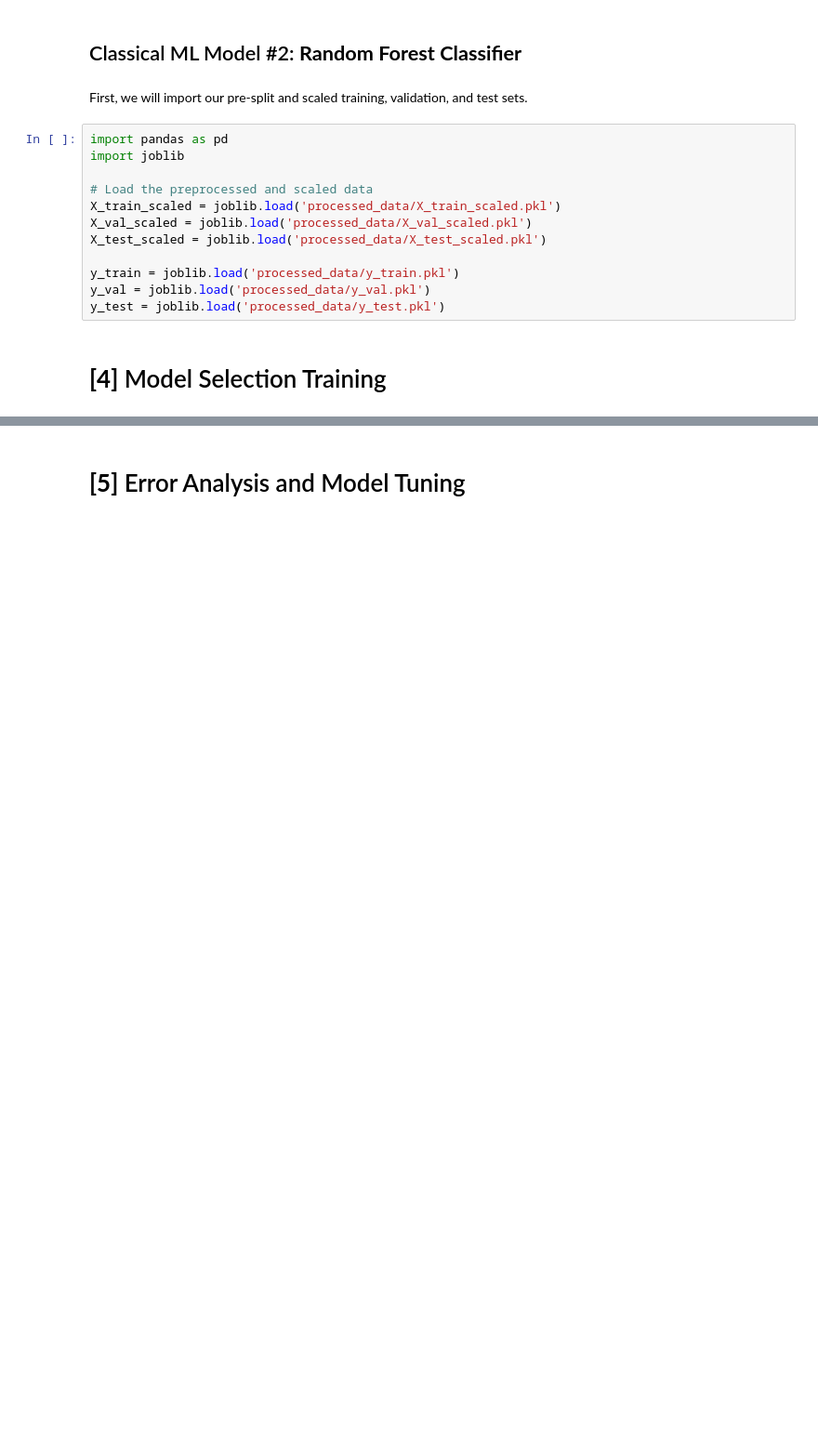
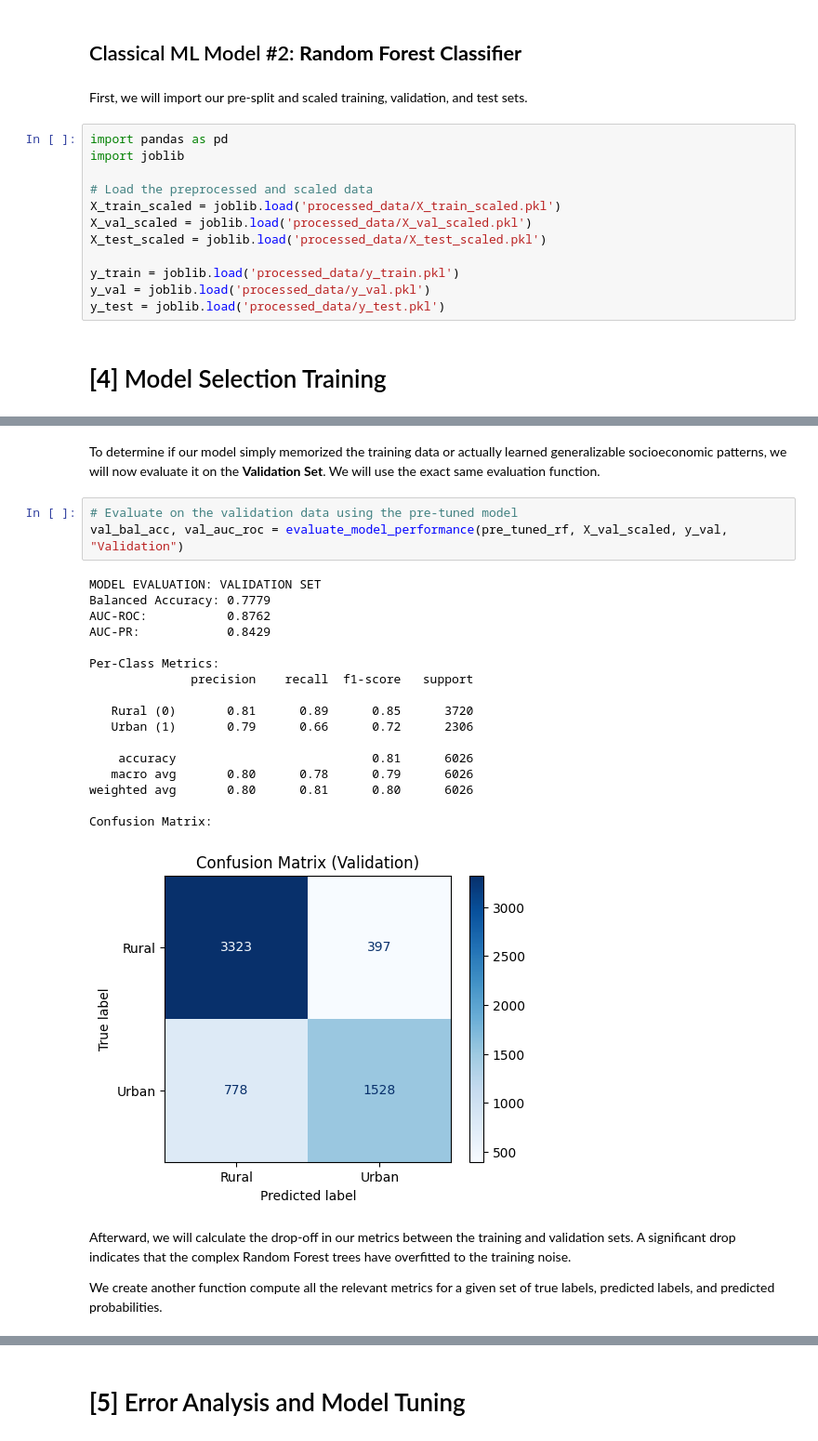
Before and after one commit to NebulaRojo9/STINTSY-MCO, a Jupyter notebook: Random Forest Classifier.ipynb, the cells around one changed output, grey strips where cells are left out. Shown at 93% size. Cells and saved outputs as stored; diff of their text form; blank space fills up the shorter version.

```diff
--- a/Random Forest Classifier.ipynb
+++ b/Random Forest Classifier.ipynb
@@ -34,0 +103,27 @@ Random Forest model successfully trained!
+# %% [markdown]
+To determine if our model simply memorized the training data or actually learned generalizable socioeconomic patterns, we will now evaluate it on the **Validation Set**. We will use the exact same evaluation function.
+# %%
+# Evaluate on the validation data using the pre-tuned model
+val_bal_acc, val_auc_roc = evaluate_model_performance(pre_tuned_rf, X_val_scaled, y_val, "Validation")
+# %% [output]
+MODEL EVALUATION: VALIDATION SET
+Balanced Accuracy: 0.7779
+AUC-ROC:           0.8762
+AUC-PR:            0.8429
+
+Per-Class Metrics:
+              precision    recall  f1-score   support
+
+   Rural (0)       0.81      0.89      0.85      3720
+   Urban (1)       0.79      0.66      0.72      2306
+
+    accuracy                           0.81      6026
+   macro avg       0.80      0.78      0.79      6026
+weighted avg       0.80      0.81      0.80      6026
+
+Confusion Matrix:
+[figure, added]
+# %% [markdown]
+Afterward, we will calculate the drop-off in our metrics between the training and validation sets. A significant drop indicates that the complex Random Forest trees have overfitted to the training noise.
+
+We create another function compute all the relevant metrics for a given set of true labels, predicted labels, and predicted probabilities.
```
Also changed, not shown: parts of 22 cells of this notebook.
